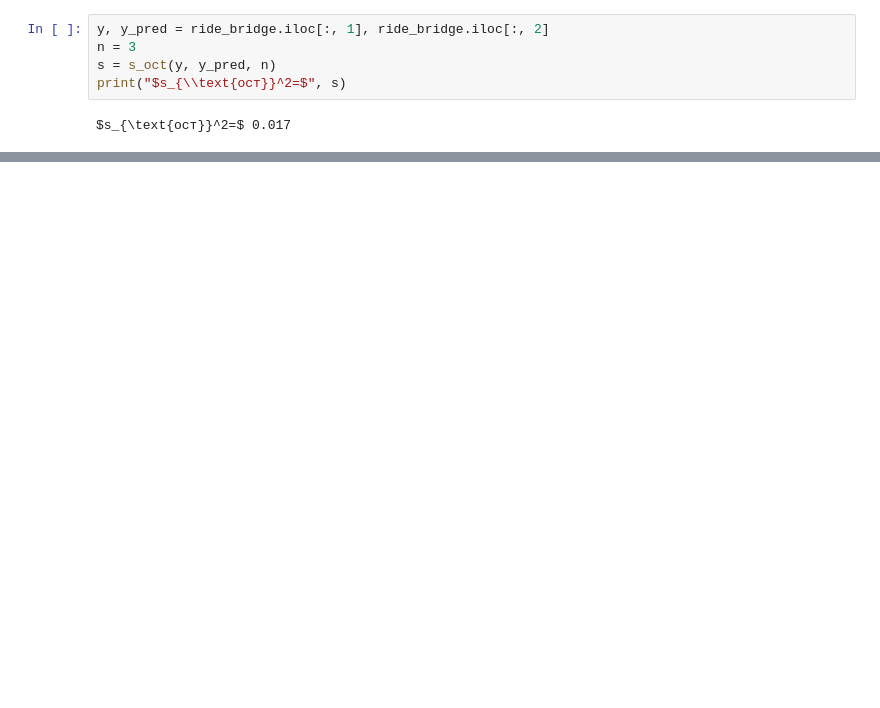
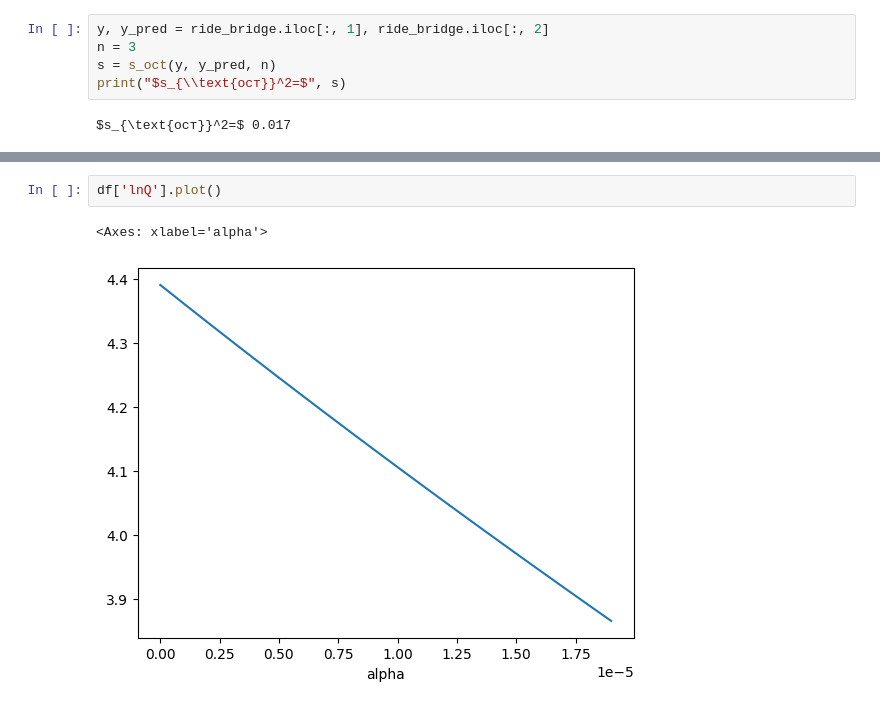
Before and after one commit to Aveocr/regression_analysis, a Jupyter notebook: 2semestr/2lb.ipynb, the cells around one changed output, grey strips where cells are left out. Cells and saved outputs as stored; diff of their text form; blank space fills up the shorter version.

```diff
--- a/2semestr/2lb.ipynb
+++ b/2semestr/2lb.ipynb
@@ -223,0 +288,5 @@ Name: $ \hat{y_k} $, dtype: float64
+# %%
+df['lnQ'].plot()
+# %% [output]
+<Axes: xlabel='alpha'>
+[figure, added]
```
Also changed, not shown: parts of 22 cells of this notebook, 1 other file.
